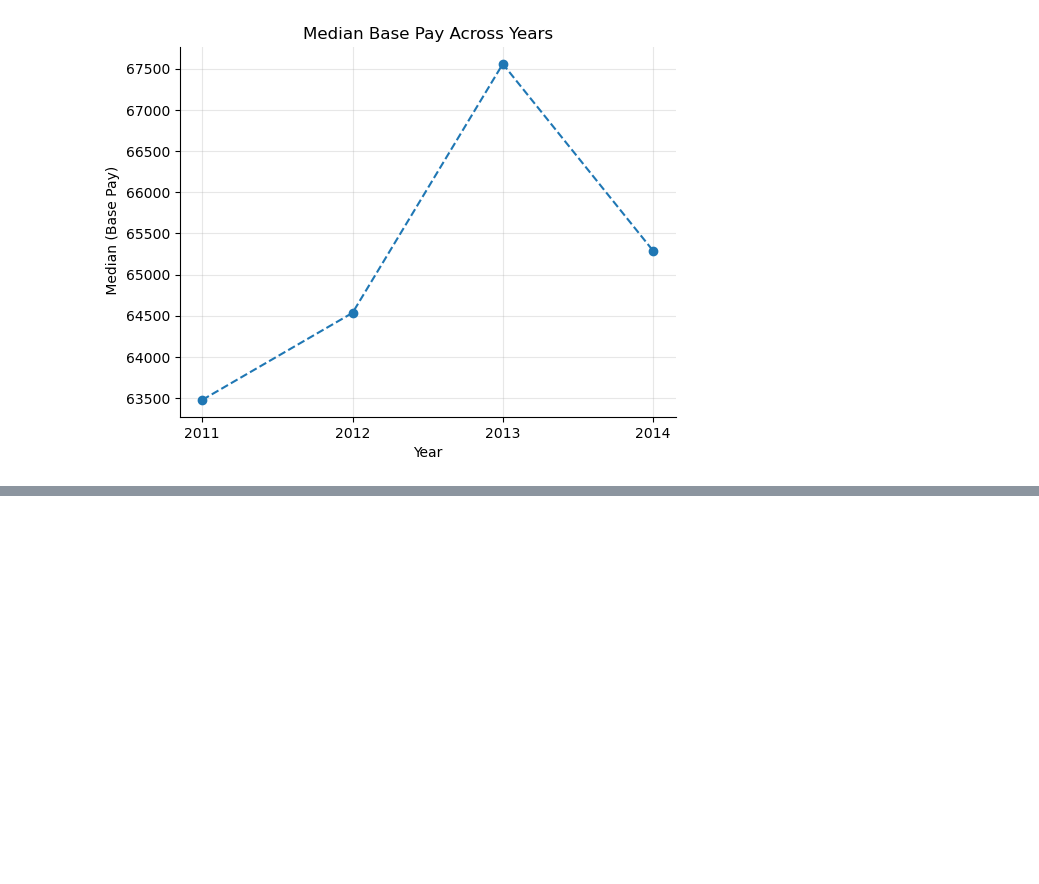
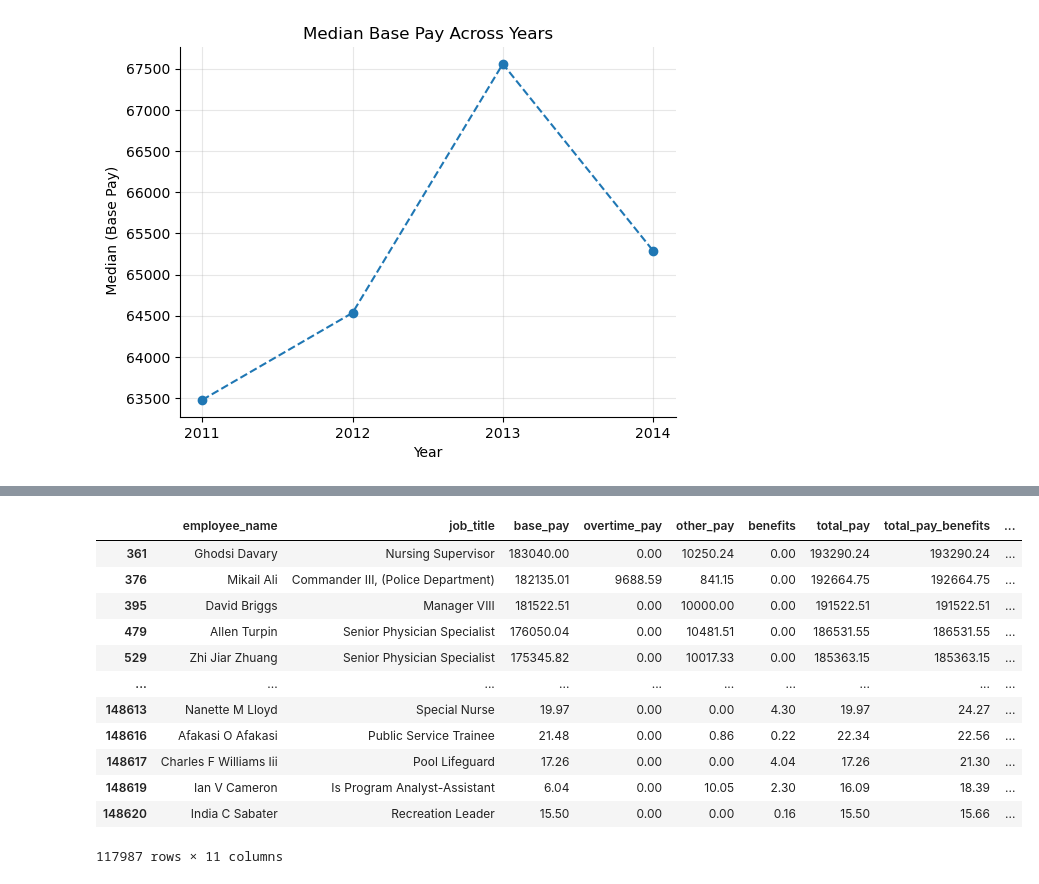
Before and after one commit to leiandrei/Salaries-Dataset-Cleaning-and-Aggregation, a Jupyter notebook: notebooks/analysis.ipynb, the cells around one changed output, grey strips where cells are left out. Cells and saved outputs as stored; diff of their text form; code cells hidden in the pictures; blank space fills up the shorter version.

```diff
--- a/notebooks/analysis.ipynb
+++ b/notebooks/analysis.ipynb
@@ -157,0 +191,18 @@ Text(0.5, 1.0, 'Median Base Pay Across Years')
+# %%
+# subset values without outliers
+no_outliers = df[((df[cols] > thresholds['Lower Bound']) & (df[cols] < thresholds['Upper Bound'])).all(axis=1)]
+no_outliers
+# %% [output]
+|  | employee_name | job_title | base_pay | overtime_pay | other_pay | benefits | total_pay | total_pay_benefits | ... |
+| 361 | Ghodsi Davary | Nursing Supervisor | 183040.00 | 0.00 | 10250.24 | 0.00 | 193290.24 | 193290.24 | ... |
+| 376 | Mikail Ali | Commander III, (Police Department) | 182135.01 | 9688.59 | 841.15 | 0.00 | 192664.75 | 192664.75 | ... |
+| 395 | David Briggs | Manager VIII | 181522.51 | 0.00 | 10000.00 | 0.00 | 191522.51 | 191522.51 | ... |
+| 479 | Allen Turpin | Senior Physician Specialist | 176050.04 | 0.00 | 10481.51 | 0.00 | 186531.55 | 186531.55 | ... |
+| 529 | Zhi Jiar Zhuang | Senior Physician Specialist | 175345.82 | 0.00 | 10017.33 | 0.00 | 185363.15 | 185363.15 | ... |
+| ... | ... | ... | ... | ... | ... | ... | ... | ... | ... |
+| 148613 | Nanette M Lloyd | Special Nurse | 19.97 | 0.00 | 0.00 | 4.30 | 19.97 | 24.27 | ... |
+| 148616 | Afakasi O Afakasi | Public Service Trainee | 21.48 | 0.00 | 0.86 | 0.22 | 22.34 | 22.56 | ... |
+| 148617 | Charles F Williams Iii | Pool Lifeguard | 17.26 | 0.00 | 0.00 | 4.04 | 17.26 | 21.30 | ... |
+| 148619 | Ian V Cameron | Is Program Analyst-Assistant | 6.04 | 0.00 | 10.05 | 2.30 | 16.09 | 18.39 | ... |
+| 148620 | India C Sabater | Recreation Leader | 15.50 | 0.00 | 0.00 | 0.16 | 15.50 | 15.66 | ... |
+117987 rows × 11 columns
```
Also changed, not shown: parts of 7 cells of this notebook, 1 other file.
